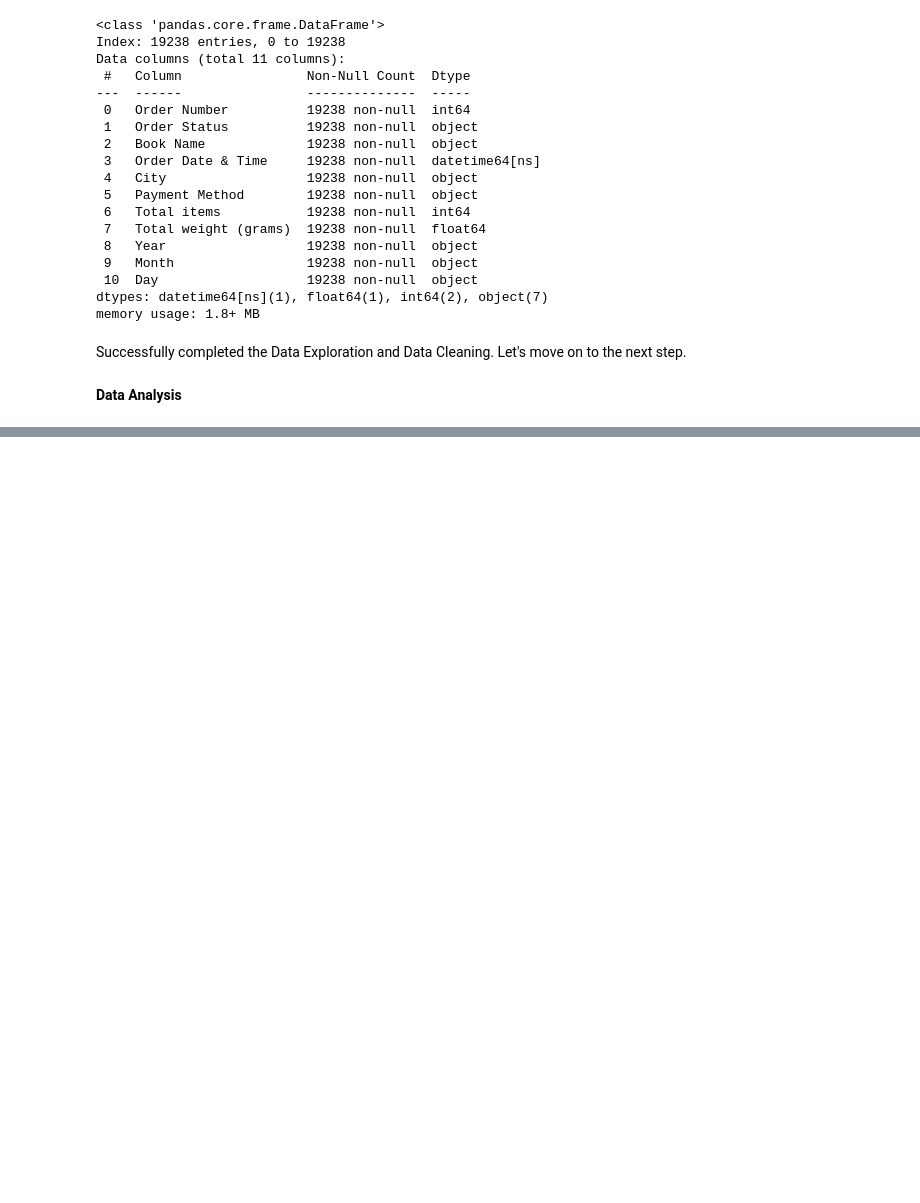
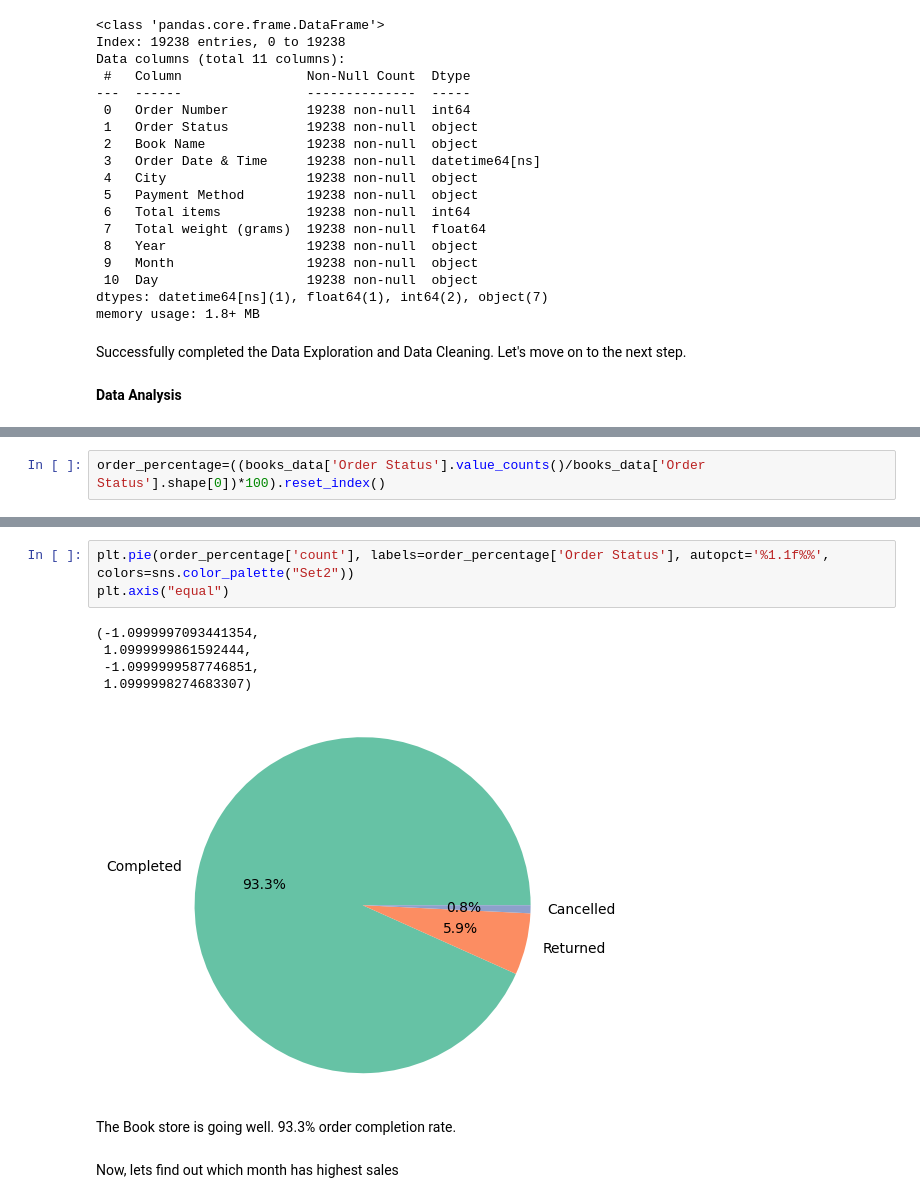
Before and after one commit to aitesamjaved26/EDA-Book-Sales, a Jupyter notebook: eda-book-sale.ipynb, the cells around one changed output, grey strips where cells are left out. Saved outputs shown, nothing was run; the diff lists cells and outputs as text; blank space fills up the shorter version.

```diff
--- a/eda-book-sale.ipynb
+++ b/eda-book-sale.ipynb
@@ -275,0 +339,2 @@ Successfully completed the Data Exploration and Data Cleaning. Let's move on to
+# %%
+order_percentage=((books_data['Order Status'].value_counts()/books_data['Order Status'].shape[0])*100).reset_index()
@@ -275,0 +350,13 @@ Successfully completed the Data Exploration and Data Cleaning. Let's move on to
+# %%
+plt.pie(order_percentage['count'], labels=order_percentage['Order Status'], autopct='%1.1f%%', colors=sns.color_palette("Set2"))
+plt.axis("equal")
+# %% [output]
+(-1.0999997093441354,
+ 1.0999999861592444,
+ -1.0999999587746851,
+ 1.0999998274683307)
+[figure, added]
+# %% [markdown]
+The Book store is going well. 93.3% order completion rate.
+# %% [markdown]
+Now, lets find out which month has highest sales
```
Also changed, not shown: parts of 31 cells of this notebook.
